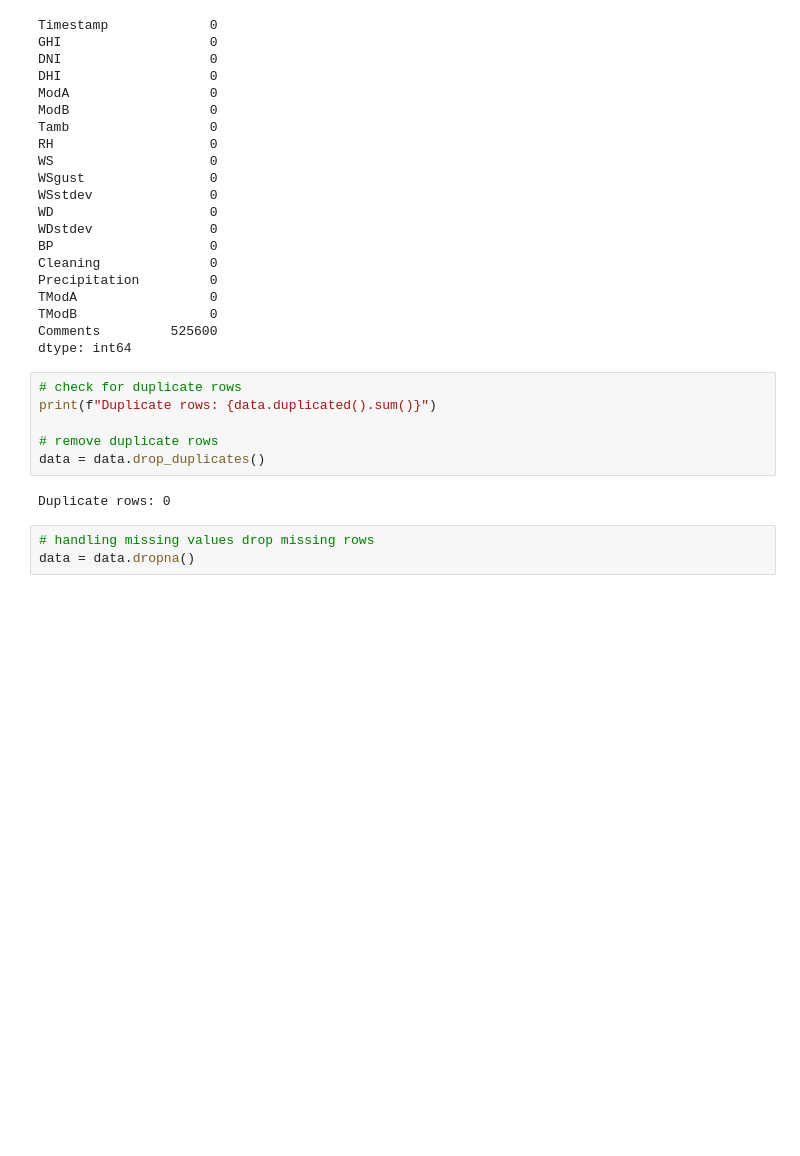
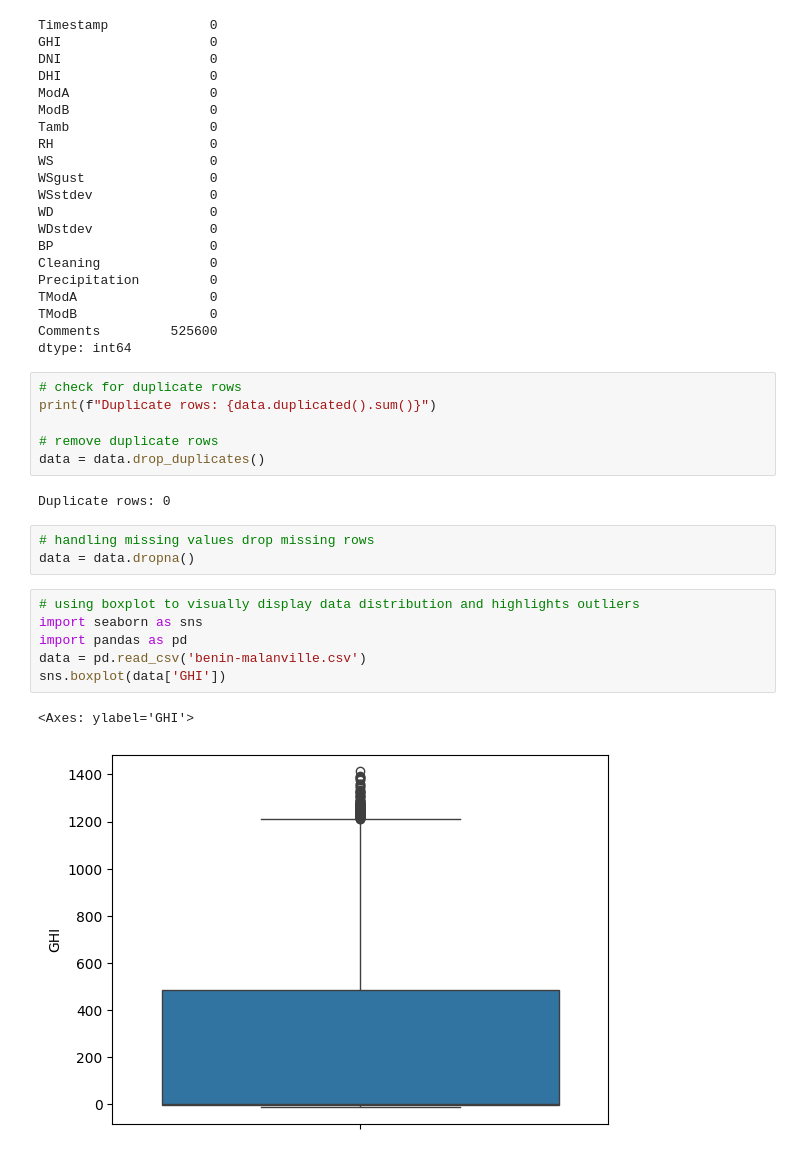
Before and after one commit to hermela-bekele/SolarRadiation, a Jupyter notebook: notebooks/EDA.ipynb, the cells around one changed output. Saved outputs shown, nothing was run; the diff lists cells and outputs as text; blank space fills up the shorter version.

Commit message:
FInd outliers

```diff
--- a/notebooks/EDA.ipynb
+++ b/notebooks/EDA.ipynb
@@ -88,3 +88,12 @@ Duplicate rows: 0
 # %%
 # handling missing values drop missing rows
 data = data.dropna()
+# %%
+# using boxplot to visually display data distribution and highlights outliers
+import seaborn as sns
+import pandas as pd
+data = pd.read_csv('benin-malanville.csv')
+sns.boxplot(data['GHI'])
+# %% [output]
+<Axes: ylabel='GHI'>
+[figure, added]
```
Also changed, not shown: parts of 3 cells of this notebook.
